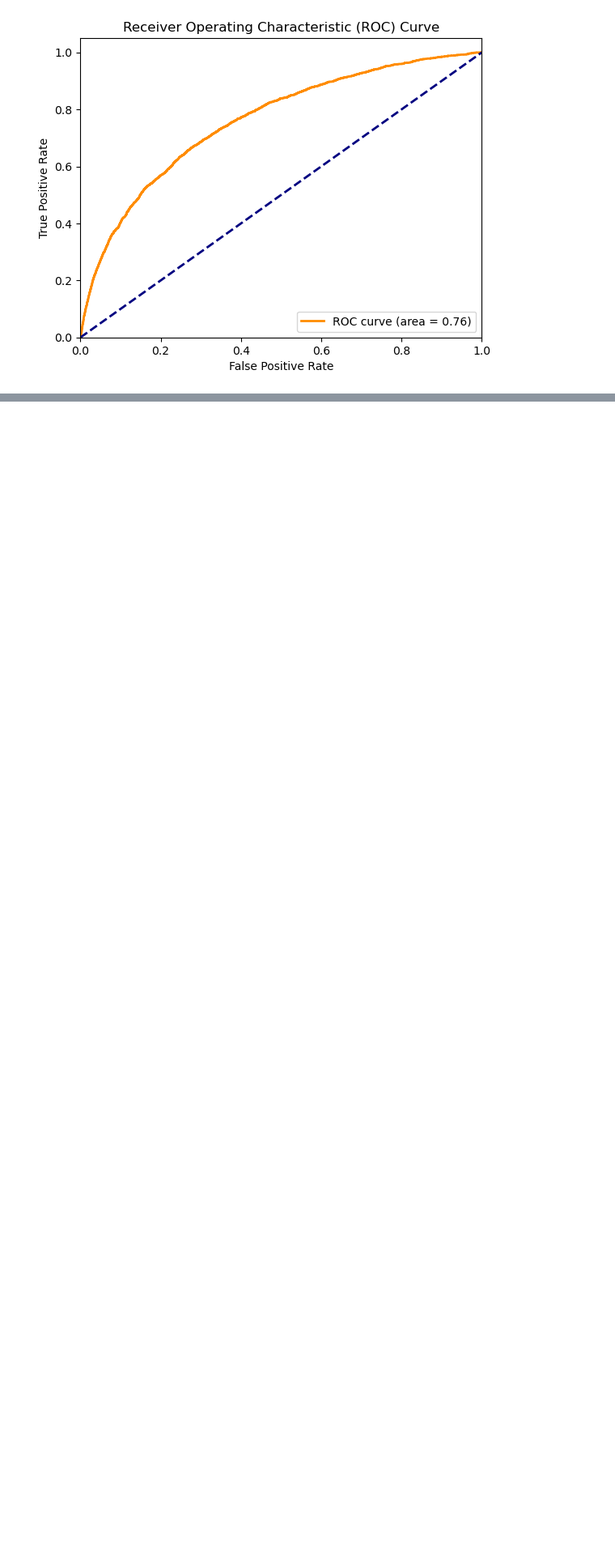
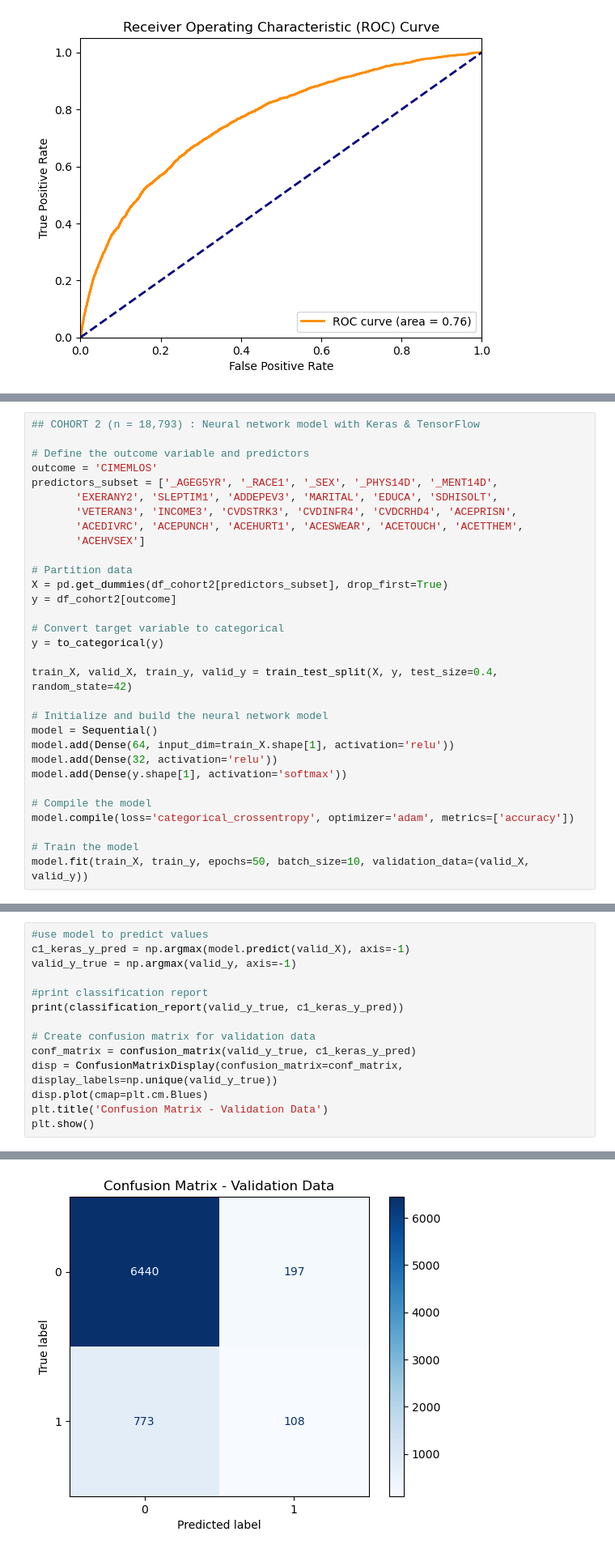
Before and after one commit to jfisher43/ana500, a Jupyter notebook: FisherJ_ANA500_DataPrepCode.ipynb, the cells around one changed output, grey strips where cells are left out. Shown at 81% size. Drawn from its saved outputs; the diff is of its cells as text; blank space fills up the shorter version.

```diff
--- a/FisherJ_ANA500_DataPrepCode.ipynb
+++ b/FisherJ_ANA500_DataPrepCode.ipynb
@@ -1872,0 +2028,31 @@ KeyError: '[None] not in index'
+# %%
+## COHORT 2 (n = 18,793) : Neural network model with Keras & TensorFlow
+
+# Define the outcome variable and predictors
+outcome = 'CIMEMLOS'
+predictors_subset = ['_AGEG5YR', '_RACE1', '_SEX', '_PHYS14D', '_MENT14D',
+       'EXERANY2', 'SLEPTIM1', 'ADDEPEV3', 'MARITAL', 'EDUCA', 'SDHISOLT',
+       'VETERAN3', 'INCOME3', 'CVDSTRK3', 'CVDINFR4', 'CVDCRHD4', 'ACEPRISN',
+       'ACEDIVRC', 'ACEPUNCH', 'ACEHURT1', 'ACESWEAR', 'ACETOUCH', 'ACETTHEM',
+       'ACEHVSEX']
+
+# Partition data
+X = pd.get_dummies(df_cohort2[predictors_subset], drop_first=True)
+y = df_cohort2[outcome]
+
+# Convert target variable to categorical
+y = to_categorical(y)
+
+train_X, valid_X, train_y, valid_y = train_test_split(X, y, test_size=0.4, random_state=42)
+
+# Initialize and build the neural network model
+model = Sequential()
+model.add(Dense(64, input_dim=train_X.shape[1], activation='relu'))
+model.add(Dense(32, activation='relu'))
+model.add(Dense(y.shape[1], activation='softmax'))
+
+# Compile the model
+model.compile(loss='categorical_crossentropy', optimizer='adam', metrics=['accuracy'])
+
+# Train the model
+model.fit(train_X, train_y, epochs=50, batch_size=10, validation_data=(valid_X, valid_y))
@@ -1872,0 +2079,15 @@ KeyError: '[None] not in index'
+# %%
+#use model to predict values
+c1_keras_y_pred = np.argmax(model.predict(valid_X), axis=-1)
+valid_y_true = np.argmax(valid_y, axis=-1)
+
+#print classification report
+print(classification_report(valid_y_true, c1_keras_y_pred))
+
+# Create confusion matrix for validation data
+conf_matrix = confusion_matrix(valid_y_true, c1_keras_y_pred)
+disp = ConfusionMatrixDisplay(confusion_matrix=conf_matrix, display_labels=np.unique(valid_y_true))
+disp.plot(cmap=plt.cm.Blues)
+plt.title('Confusion Matrix - Validation Data')
+plt.show()
+# %% [output]
@@ -1872,0 +2103 @@ KeyError: '[None] not in index'
+[figure, added]
```
Also changed, not shown: parts of 25 cells of this notebook, 3 other files.
